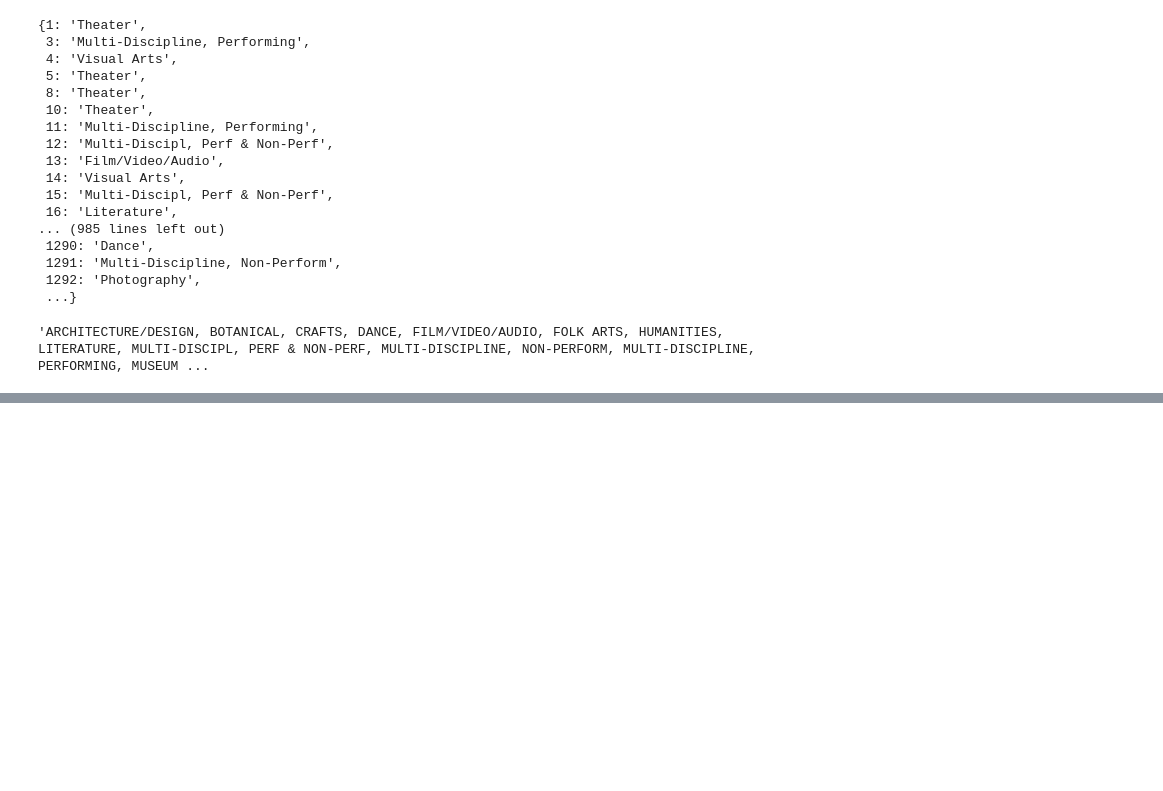
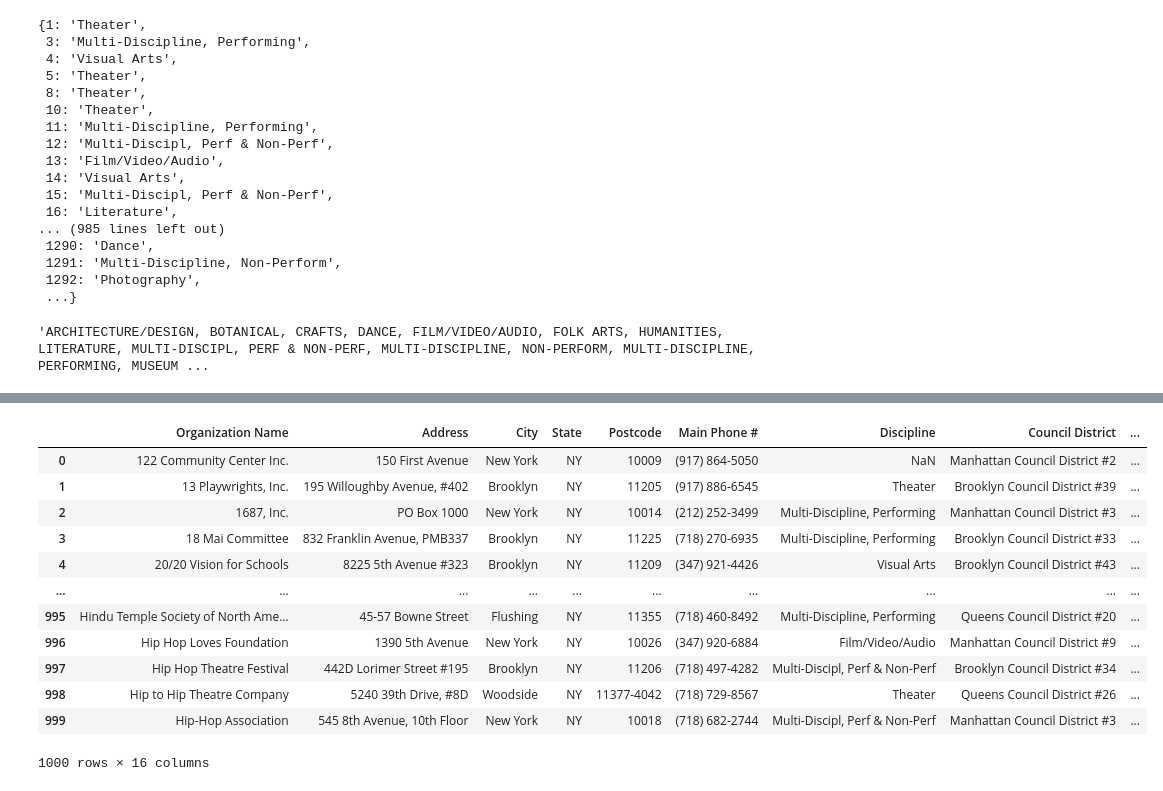
Before and after one commit to madhubabukencha/pandas, a Jupyter notebook: top9_input_output/input_and_output.ipynb, the cells around one changed output, grey strips where cells are left out. Drawn from its saved outputs; the diff is of its cells as text; code cells hidden in the pictures; blank space fills up the shorter version.

```diff
--- a/top9_input_output/input_and_output.ipynb
+++ b/top9_input_output/input_and_output.ipynb
@@ -57,0 +162,17 @@ data["Discipline"].to_dict()
+# %%
+first_1000 = data.iloc[0:1000]
+first_1000
+# %% [output]
+|  | Organization Name | Address | City | State | Postcode | Main Phone # | Discipline | Council District | ... |
+| 0 | 122 Community Center Inc. | 150 First Avenue | New York | NY | 10009 | (917) 864-5050 | NaN | Manhattan Council District #2 | ... |
+| 1 | 13 Playwrights, Inc. | 195 Willoughby Avenue, #402 | Brooklyn | NY | 11205 | (917) 886-6545 | Theater | Brooklyn Council District #39 | ... |
+| 2 | 1687, Inc. | PO Box 1000 | New York | NY | 10014 | (212) 252-3499 | Multi-Discipline, Performing | Manhattan Council District #3 | ... |
+| 3 | 18 Mai Committee | 832 Franklin Avenue, PMB337 | Brooklyn | NY | 11225 | (718) 270-6935 | Multi-Discipline, Performing | Brooklyn Council District #33 | ... |
+| 4 | 20/20 Vision for Schools | 8225 5th Avenue #323 | Brooklyn | NY | 11209 | (347) 921-4426 | Visual Arts | Brooklyn Council District #43 | ... |
+| ... | ... | ... | ... | ... | ... | ... | ... | ... | ... |
+| 995 | Hindu Temple Society of North Ame... | 45-57 Bowne Street | Flushing | NY | 11355 | (718) 460-8492 | Multi-Discipline, Performing | Queens Council District #20 | ... |
+| 996 | Hip Hop Loves Foundation | 1390 5th Avenue | New York | NY | 10026 | (347) 920-6884 | Film/Video/Audio | Manhattan Council District #9 | ... |
+| 997 | Hip Hop Theatre Festival | 442D Lorimer Street #195 | Brooklyn | NY | 11206 | (718) 497-4282 | Multi-Discipl, Perf & Non-Perf | Brooklyn Council District #34 | ... |
+| 998 | Hip to Hip Theatre Company | 5240 39th Drive, #8D | Woodside | NY | 11377-4042 | (718) 729-8567 | Theater | Queens Council District #26 | ... |
+| 999 | Hip-Hop Association | 545 8th Avenue, 10th Floor | New York | NY | 10018 | (718) 682-2744 | Multi-Discipl, Perf & Non-Perf | Manhattan Council District #3 | ... |
+1000 rows × 16 columns
```
Also changed, not shown: parts of 17 cells of this notebook, 7 other files.
